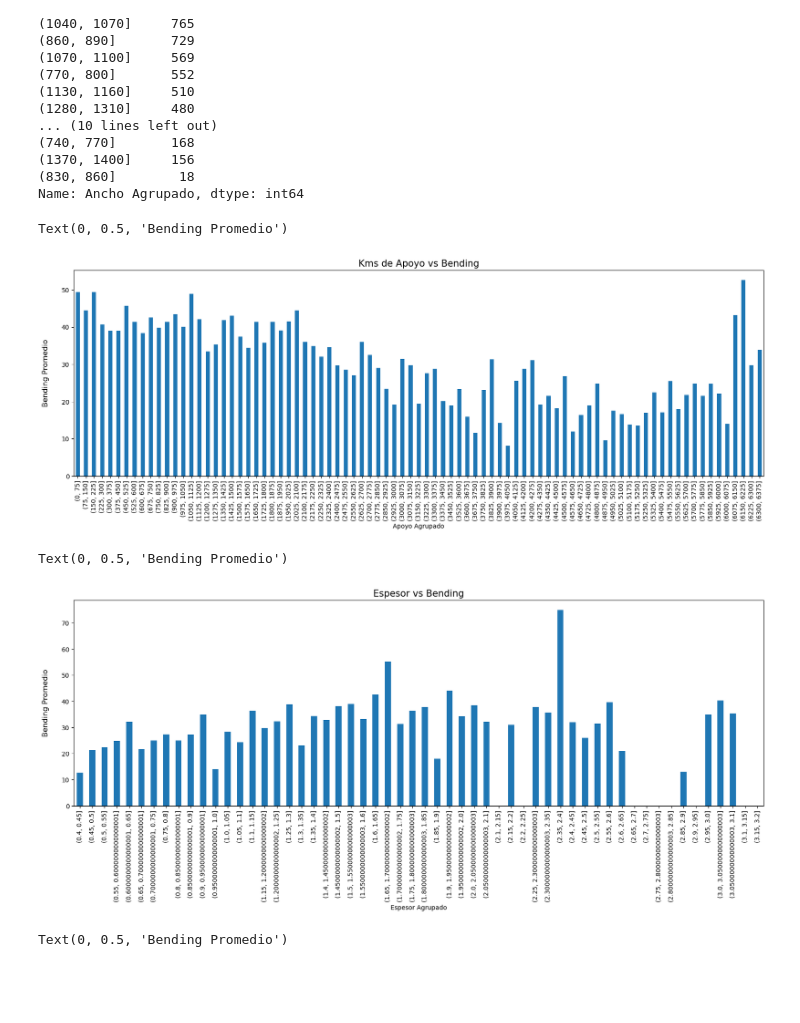
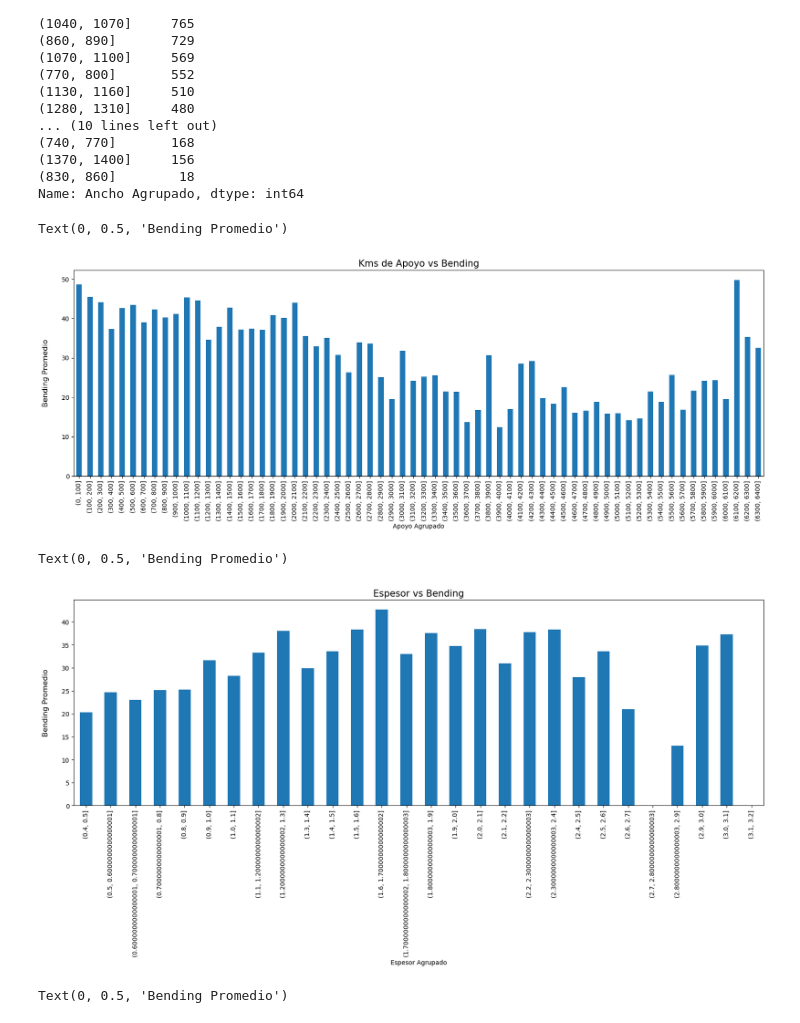
Before and after one commit to Ale100993/Proyecto-Bending, a Jupyter notebook: intervalos.ipynb, the cells around one changed output. Drawn from its saved outputs; the diff is of its cells as text; code cells hidden in the pictures; blank space fills up the shorter version.

```diff
--- a/intervalos.ipynb
+++ b/intervalos.ipynb
@@ -12,10 +13,10 @@ pd.options.display.max_columns = 100
 pd.options.display.max_rows = 100
 pd.set_option('display.max_rows', None)
 # %%
-data=pd.read_csv('C:/Users/Janus/Documents/Alejandro/1- Proyecto Ternium/dataset/bending_original.csv', sep=';', encoding='unicode_escape', low_memory=False)
+data=pd.read_csv('C:/Users/ale_l/OneDrive/Documentos/Alejandro/1- Proyecto Ternium/1- Bending/bending_original.csv', sep=';', encoding='unicode_escape', low_memory=False)
 data.insert(130, 'delta_bending', (data['PresetBending']-data['BENDING']))
 # %%
-features = data[['PROM_ESPESOR','KMS. APOYO', 'KMS. TRABAJO','Ancho','Bending jaula 4','COD DEFECTO','PresetBending','BENDING', 'Grado_1','delta_bending','MAX CUNIA', 'MAX CORONA', 'Tipo Acero','Relu', 'FUESE']]
+features = data[['PROM_ESPESOR','KMS. APOYO', 'KMS. TRABAJO','Ancho','Bending jaula 4','COD DEFECTO','PresetBending','BENDING', 'Grado_1','delta_bending','MAX CUNIA', 'MAX CORONA', 'Tipo Acero','Relu', 'FUESE', 'MOD TERMICO']]
 
 for x in features.columns:
     vacio=features.loc[:,x].dropna().empty
@@ -45,19 +46,19 @@ for x in features.columns:
 
 '''Ancho'''
 
-# indexEspesor1 = features[features['Ancho']<700].index
-# features.drop(indexEspesor1, inplace=True)
+#indexEspesor1 = features[features['Ancho']<1500].index
+#features.drop(indexEspesor1, inplace=True)
 
-# indexEspesor2 = features[features['Ancho']>1000].index
-# features.drop(indexEspesor2, inplace=True)
+#indexEspesor2 = features[features['Ancho']>1600].index
+#features.drop(indexEspesor2, inplace=True)
 
 '''Espesor'''
 
-# indexEspesor2 = features[features['PROM_ESPESOR']>0].index
-# features.drop(indexEspesor2, inplace=True)
+#indexEspesor2 = features[features['PROM_ESPESOR']>1.4].index
+#features.drop(indexEspesor2, inplace=True)
 
-# indexEspesor2 = features[features['PROM_ESPESOR']>1000].index
-# features.drop(indexEspesor2, inplace=True)
+#indexEspesor2 = features[features['PROM_ESPESOR']>1.8].index
+#features.drop(indexEspesor2, inplace=True)
 
 '''Fuerza'''
 
@@ -69,11 +70,11 @@ for x in features.columns:
 
 '''KMS. APOYO'''
 
-# indexApoyo = features[features['KMS. APOYO']<1000].index
-# features.drop(indexApoyo, inplace=True)
+#indexApoyo = features[features['KMS. APOYO']<0].index
+#features.drop(indexApoyo, inplace=True)
 
-# indexApoyo = features[features['KMS. APOYO']>1500].index
-# features.drop(indexApoyo, inplace=True)
+#indexApoyo = features[features['KMS. APOYO']>5000].index
+#features.drop(indexApoyo, inplace=True)
 
 '''BENDING'''
 
@@ -130,7 +131,7 @@ features['Ancho Agrupado'].value_counts()
 (830, 860]        18
 Name: Ancho Agrupado, dtype: int64
 # %%
-intervalo=pd.interval_range(start=0,end=6420, freq=75)
+intervalo=pd.interval_range(start=0,end=6420, freq=100)
 nuevo2 = pd.cut(features['KMS. APOYO'], intervalo)
 
 features['Apoyo Agrupado'] = nuevo2
@@ -143,4 +144,4 @@ plt.title('Kms de Apoyo vs Bending', size=15)
 plt.ylabel('Bending Promedio', labelpad=20.0, size=12)
 # %% [output]
 Text(0, 0.5, 'Bending Promedio')
-[figure, old version]
+[figure, new version]
@@ -147,15 +150,15 @@ Text(0, 0.5, 'Bending Promedio')
 # %%
-intervalo=pd.interval_range(start=0.4,end=3.2, freq=0.05)
+intervalo=pd.interval_range(start=0.4,end=3.2, freq=0.1)
 nuevo2 = pd.cut(round(features['PROM_ESPESOR'],2), intervalo)
 
 features['Espesor Agrupado'] = nuevo2
 
 grouped_data = features.groupby('Espesor Agrupado')
 Bending_by_tipo = grouped_data['BENDING'].mean()*(-1)
 Bending_by_tipo.plot(kind='bar', rot=90, figsize=(20,6))
 
 plt.title('Espesor vs Bending', size=15)
 plt.ylabel('Bending Promedio', labelpad=20.0, size=12)
 # %% [output]
 Text(0, 0.5, 'Bending Promedio')
-[figure, old version]
+[figure, new version]
```
Also changed, not shown: parts of 8 cells of this notebook, 2 other files.
